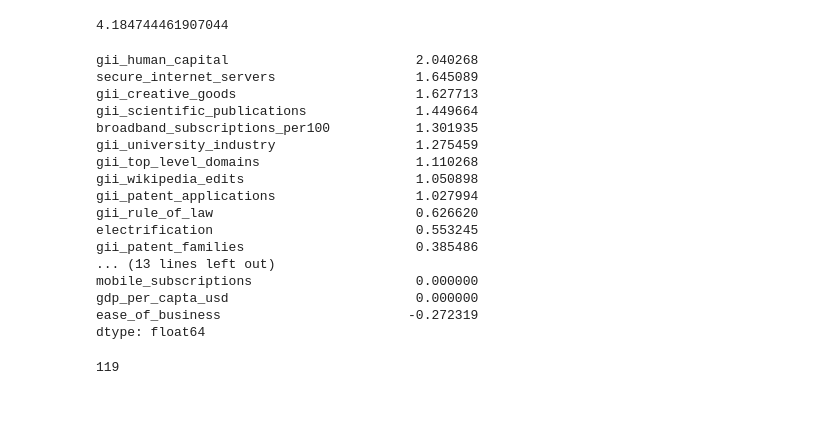
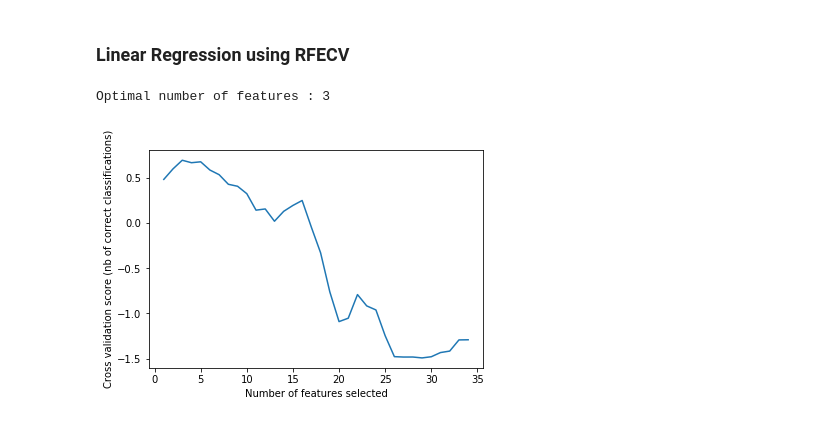
Before and after one commit to MissFacetious/Innovation, a Jupyter notebook: data_analysis/supervised/linear_regression.ipynb, the cells around one changed output. Saved outputs shown, nothing was run; the diff lists cells and outputs as text; code cells hidden in the pictures.

Commit message:
supervised model conclusion

```diff
--- a/data_analysis/supervised/linear_regression.ipynb
+++ b/data_analysis/supervised/linear_regression.ipynb
@@ -118,0 +86,5 @@ y_predict = clf.predict(X_test)
+# %%
+to_drop = df_last.columns[df_last.columns.str.contains('creative_svc_')].values
+to_drop = np.append(to_drop,['book_titles', 'total_hospital_density_per_100k', 'cultural_occupation', 'literacy_rate', 'gii_stem_assessment', 'poverty_ratio'])
+df_subset = df_last.drop(columns=to_drop)
+df_subset.count()
@@ -118,0 +109,3 @@ y_predict = clf.predict(X_test)
+# %%
+df_sample = df_subset.dropna(axis=0)
+df_sample.count()
@@ -118,0 +132,3 @@ y_predict = clf.predict(X_test)
+# %%
+target = df_sample[['gii_innovation_output']]
+feats = df_sample.drop(columns=['gii_innovation_output', 'global_innovation_index', 'country_iso'])
@@ -118,0 +137,5 @@ y_predict = clf.predict(X_test)
+# %%
+scaler = StandardScaler()
+feats_scaled = scaler.fit_transform(feats)
+X_train = scaler.transform(X_train)
+X_test = scaler.transform(X_test)
@@ -192,5 +273,0 @@ median_absolute_error(y_train, y_predict_insample)
-# %%
-y_predict = linear.predict(scaler.transform(X_test))
-median_absolute_error(y_test, y_predict)
-# %% [output]
-4.184744461907044
@@ -199,24 +274,23 @@ features = pd.Series(linear.coef_, df_predict.columns)
-# %%
-features.sort_values(ascending=False)
-# %% [output]
-gii_human_capital                        2.040268
-secure_internet_servers                  1.645089
-gii_creative_goods                       1.627713
-gii_scientific_publications              1.449664
-broadband_subscriptions_per100           1.301935
-gii_university_industry                  1.275459
-gii_top_level_domains                    1.110268
-gii_wikipedia_edits                      1.050898
-gii_patent_applications                  1.027994
-gii_rule_of_law                          0.626620
-electrification                          0.553245
-gii_patent_families                      0.385486
-... (13 lines left out)
-mobile_subscriptions                     0.000000
-gdp_per_capta_usd                        0.000000
-ease_of_business                        -0.272319
-dtype: float64
-# %%
-linear.n_iter_
-# %% [output]
-119
+# %% [markdown]
+### Linear Regression using RFECV
+# %%
+import matplotlib.pyplot as plt
+from sklearn.model_selection import StratifiedKFold
+from sklearn.feature_selection import RFECV
+X = feats_scaled
+y = target
+lr_rfecv = LinearRegression()
+rfecv = RFECV(estimator=lr_rfecv, step=1, scoring='r2')
+rfecv.fit(X, y)
+
+print("Optimal number of features : %d" % rfecv.n_features_)
+
+# Plot number of features VS. cross-validation scores
+plt.figure()
+plt.xlabel("Number of features selected")
+plt.ylabel("Cross validation score (nb of correct classifications)")
+plt.plot(range(1, len(rfecv.grid_scores_) + 1), rfecv.grid_scores_)
+plt.show()
+# %% [output]
+Optimal number of features : 3
+[figure, added]
```
Also changed, not shown: parts of 104 cells of this notebook, 5 other files.
